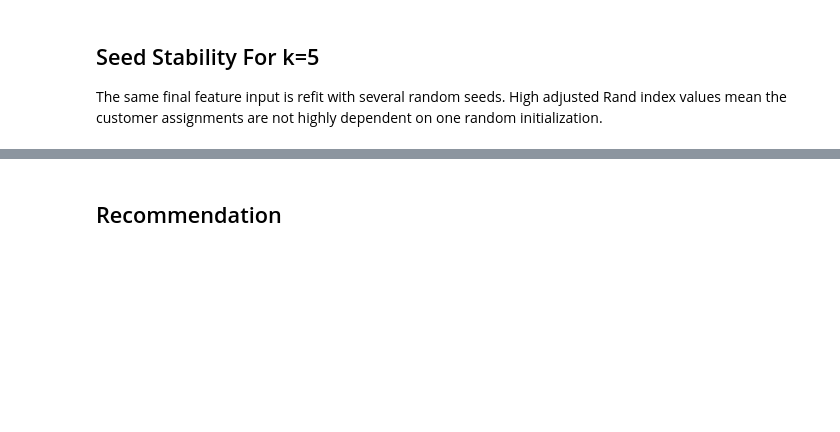
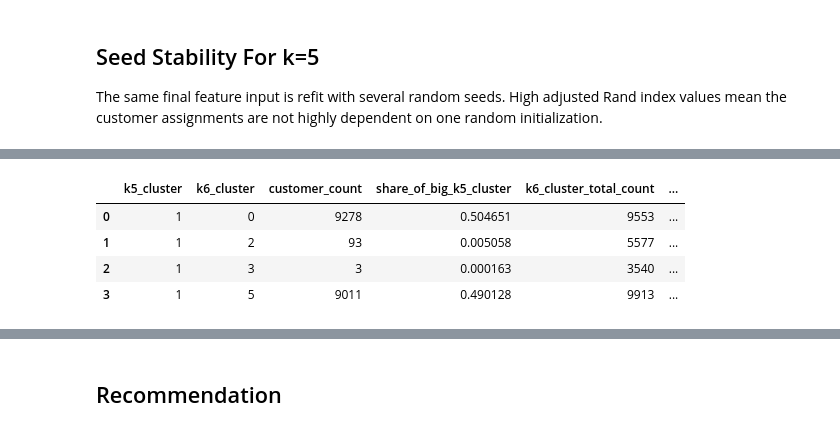
Before and after one commit to pedromariaanf-a11y/Unsupervised-Learning, a Jupyter notebook: notebooks/06b_kmeans_robustness_decision.ipynb, the cells around one changed output, grey strips where cells are left out. Cells and saved outputs as stored; diff of their text form; code cells hidden in the pictures; blank space fills up the shorter version.

```diff
--- a/notebooks/06b_kmeans_robustness_decision.ipynb
+++ b/notebooks/06b_kmeans_robustness_decision.ipynb
@@ -117,0 +197,80 @@ seed_stability
+# %%
+customer_features_info = pd.read_csv("../data/processed/customer_features_info.csv")
+
+large_cluster_profile_input = large_cluster_assignments.merge(
+    customer_features_info,
+    on="customer_id",
+    how="left",
+)
+
+profile_columns = [
+    "age",
+    "customer_tenure",
+    "total_lifetime_spend",
+    "lifetime_total_distinct_products",
+    "percentage_of_products_bought_promotion",
+    "number_complaints",
+    "distinct_stores_visited",
+    "has_loyalty_card",
+    "total_children_home",
+]
+share_columns = [
+    column for column in customer_features_info.columns
+    if column.startswith("share_")
+]
+
+profile_aggregations = {
+    "customer_id": "nunique",
+}
+for column in profile_columns:
+    profile_aggregations[column] = ["mean", "median"]
+for column in share_columns:
+    profile_aggregations[column] = "mean"
+
+k5_k6_split_profile = (
+    large_cluster_profile_input.groupby(["k5_cluster", "k6_cluster"])
+    .agg(profile_aggregations)
+    .reset_index()
+)
+k5_k6_split_profile.columns = [
+    column if statistic == "" else f"{column}_{statistic}"
+    for column, statistic in k5_k6_split_profile.columns
+]
+k5_k6_split_profile = k5_k6_split_profile.rename(
+    columns={"customer_id_nunique": "customer_count"}
+)
+
+k5_k6_split_profile = k5_k6_split_profile.merge(
+    split_counts,
+    on=["k5_cluster", "k6_cluster", "customer_count"],
+    how="left",
+)
+
+front_columns = [
+    "k5_cluster",
+    "k6_cluster",
+    "customer_count",
+    "share_of_big_k5_cluster",
+    "k6_cluster_total_count",
+    "share_of_k6_cluster_from_big_k5_cluster",
+    "main_split_part",
+]
+k5_k6_split_profile = k5_k6_split_profile[
+    front_columns + [
+        column for column in k5_k6_split_profile.columns
+        if column not in front_columns
+    ]
+]
+
+k5_k6_split_profile.to_csv(
+    "../outputs/k5_k6_big_cluster_split_profile.csv",
+    index=False,
+)
+
+k5_k6_split_profile
+# %% [output]
+|  | k5_cluster | k6_cluster | customer_count | share_of_big_k5_cluster | k6_cluster_total_count | ... |
+| 0 | 1 | 0 | 9278 | 0.504651 | 9553 | ... |
+| 1 | 1 | 2 | 93 | 0.005058 | 5577 | ... |
+| 2 | 1 | 3 | 3 | 0.000163 | 3540 | ... |
+| 3 | 1 | 5 | 9011 | 0.490128 | 9913 | ... |
```
Also changed, not shown: parts of 10 cells of this notebook, 16 other files.
